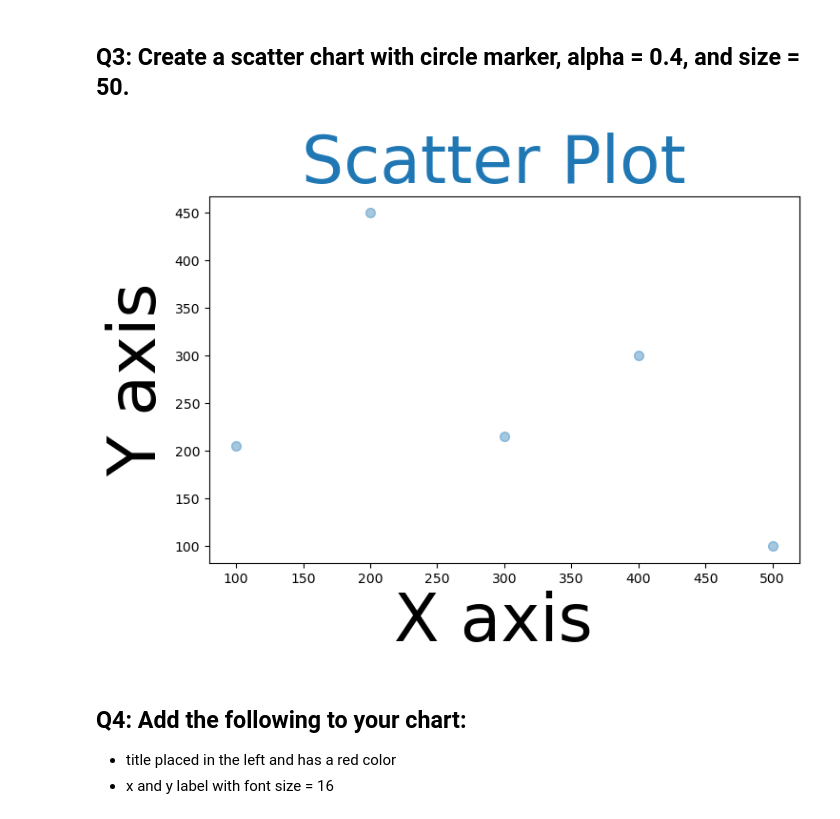
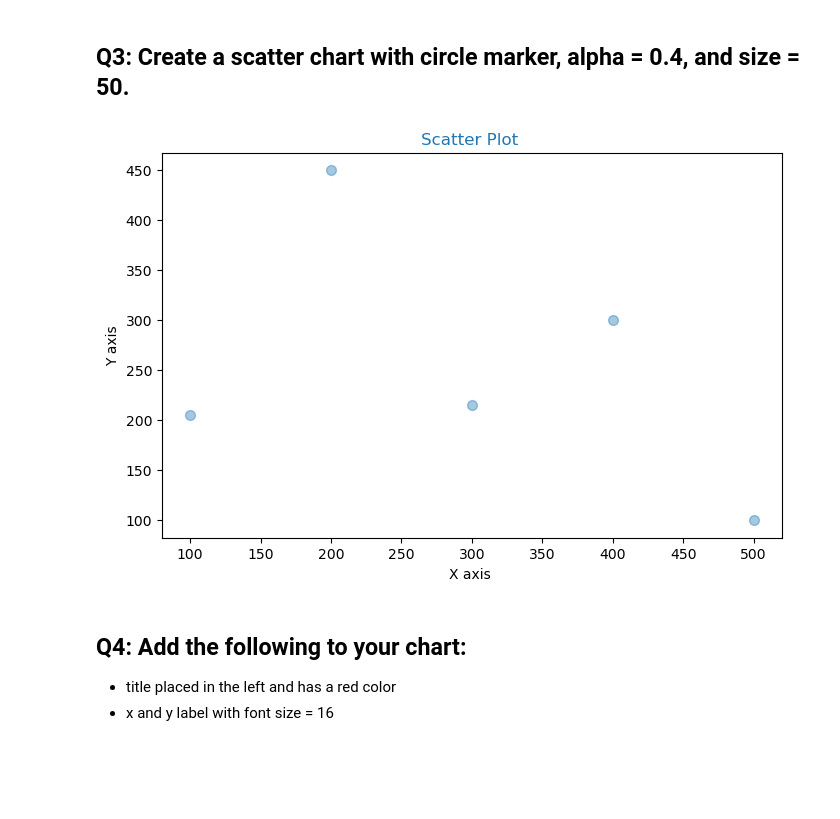
Before and after one commit to Tuwaiq-Data-Science-Bootcamp-V4/Matplotlib-Lab1, a Jupyter notebook: Matplotlib_Assignment_1.ipynb, the cells around one changed output. Drawn from its saved outputs; the diff is of its cells as text; code cells hidden in the pictures; blank space fills up the shorter version.

```diff
--- a/Matplotlib_Assignment_1.ipynb
+++ b/Matplotlib_Assignment_1.ipynb
@@ -46,14 +46,14 @@ plt.show()
 # %%
 x= [100, 200, 300, 400, 500]
 y= [205, 450, 215, 300, 100]
 plt.figure(figsize=(8, 5))
 plt.scatter(x, y, color='#1f77b4',marker = 'o',alpha =0.4, s= 50)
-plt.xlabel('X axis ', fontsize=50)
-plt.ylabel('Y axis', fontsize=50)
-plt.title('Scatter Plot ', fontsize=50, color='#1f77b4')
+plt.xlabel('X axis ')
+plt.ylabel('Y axis')
+plt.title('Scatter Plot ', color='#1f77b4')
 plt.show()
 # %% [output]
-[figure, old version]
+[figure, new version]
 # %% [markdown]
 ## Q4: Add the following to your chart:
 - title placed in the left and has a red color
```
Also changed, not shown: parts of 1 cell of this notebook.
